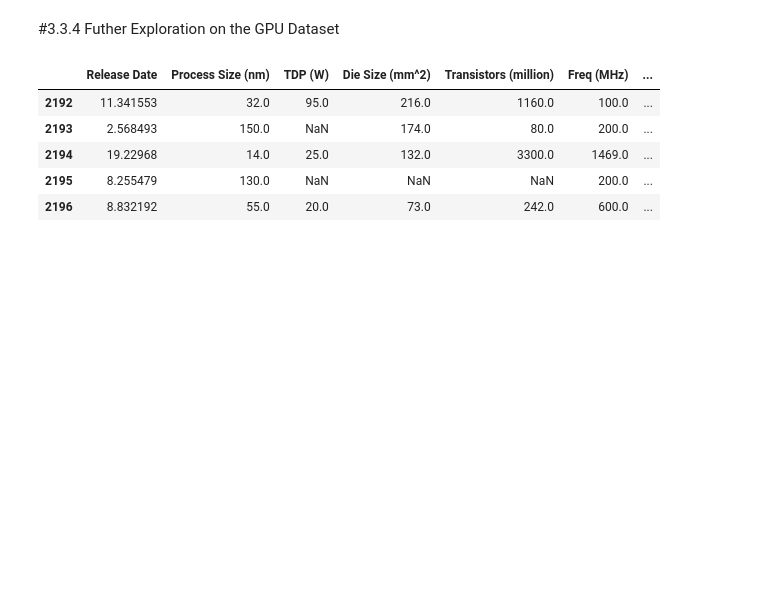
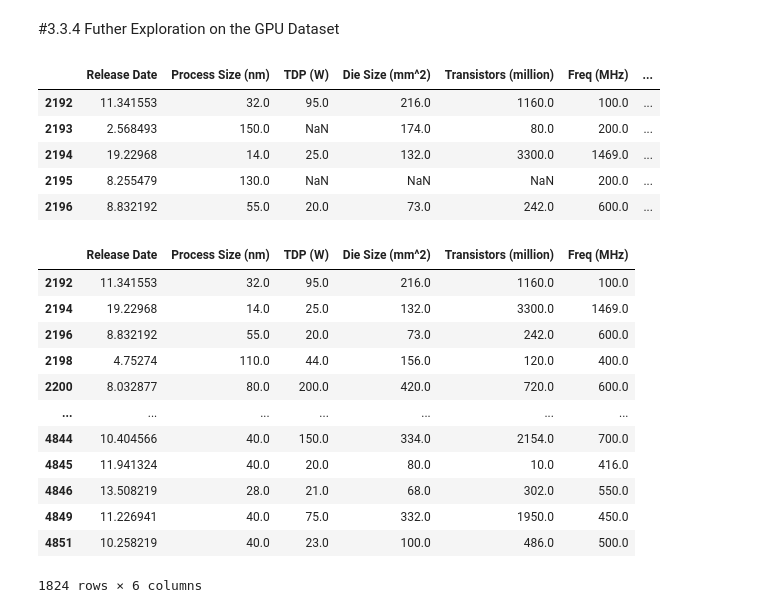
Before and after one commit to Yuchen-PLB/ECS171-FP, a Jupyter notebook: code/models/apply_Clustering_Models.ipynb, the cells around one changed output. Cells and saved outputs as stored; diff of their text form; code cells hidden in the pictures; blank space fills up the shorter version.

```diff
--- a/code/models/apply_Clustering_Models.ipynb
+++ b/code/models/apply_Clustering_Models.ipynb
@@ -395,3 +395,22 @@ GPU_normal.head()
 | 2194 | 19.22968 | 14.0 | 25.0 | 132.0 | 3300.0 | 1469.0 | ... |
 | 2195 | 8.255479 | 130.0 | NaN | NaN | NaN | 200.0 | ... |
 | 2196 | 8.832192 | 55.0 | 20.0 | 73.0 | 242.0 | 600.0 | ... |
+# %%
+GPU_w = GPU_normal.iloc[:,[0,1,2,3,4,5]]
+GPU_w = GPU_w.dropna()
+display(GPU_w)
+GPU_p = GPU_w
+# %% [output]
+|  | Release Date | Process Size (nm) | TDP (W) | Die Size (mm^2) | Transistors (million) | Freq (MHz) |
+| 2192 | 11.341553 | 32.0 | 95.0 | 216.0 | 1160.0 | 100.0 |
+| 2194 | 19.22968 | 14.0 | 25.0 | 132.0 | 3300.0 | 1469.0 |
+| 2196 | 8.832192 | 55.0 | 20.0 | 73.0 | 242.0 | 600.0 |
+| 2198 | 4.75274 | 110.0 | 44.0 | 156.0 | 120.0 | 400.0 |
+| 2200 | 8.032877 | 80.0 | 200.0 | 420.0 | 720.0 | 600.0 |
+| ... | ... | ... | ... | ... | ... | ... |
+| 4844 | 10.404566 | 40.0 | 150.0 | 334.0 | 2154.0 | 700.0 |
+| 4845 | 11.941324 | 40.0 | 20.0 | 80.0 | 10.0 | 416.0 |
+| 4846 | 13.508219 | 28.0 | 21.0 | 68.0 | 302.0 | 550.0 |
+| 4849 | 11.226941 | 40.0 | 75.0 | 332.0 | 1950.0 | 450.0 |
+| 4851 | 10.258219 | 40.0 | 23.0 | 100.0 | 486.0 | 500.0 |
+1824 rows × 6 columns
```
Also changed, not shown: parts of 6 cells of this notebook.
